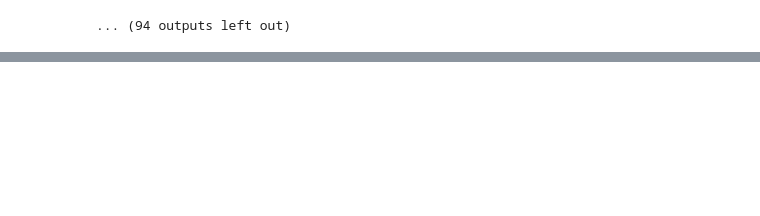
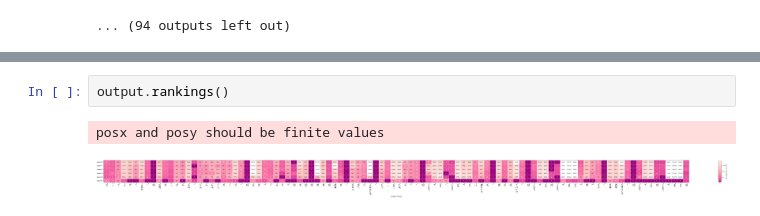
Before and after one commit to s2terminal/gpt_ecco_sandbox, a Jupyter notebook: notes/ecco.ipynb, the cells around one changed output, grey strips where cells are left out. Saved outputs shown, nothing was run; the diff lists cells and outputs as text; blank space fills up the shorter version.

Commit message:
visualize

```diff
--- a/notes/ecco.ipynb
+++ b/notes/ecco.ipynb
@@ -36,0 +46,5 @@ Setting `pad_token_id` to `eos_token_id`:2 for open-end generation.
+# %%
+output.rankings()
+# %% [output]
+posx and posy should be finite values
+[figure, added]
```
Also changed, not shown: parts of 4 cells of this notebook, 1 other file.
